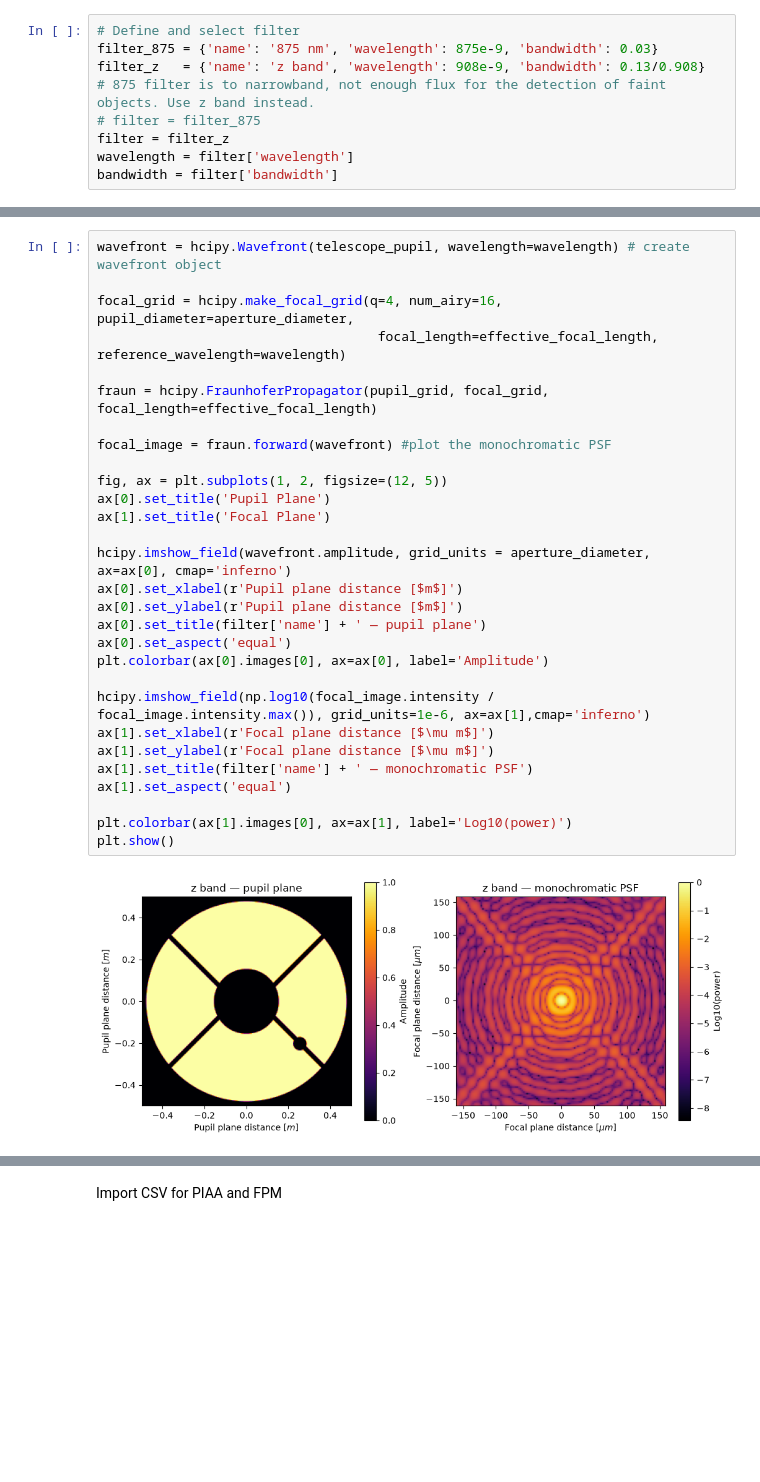
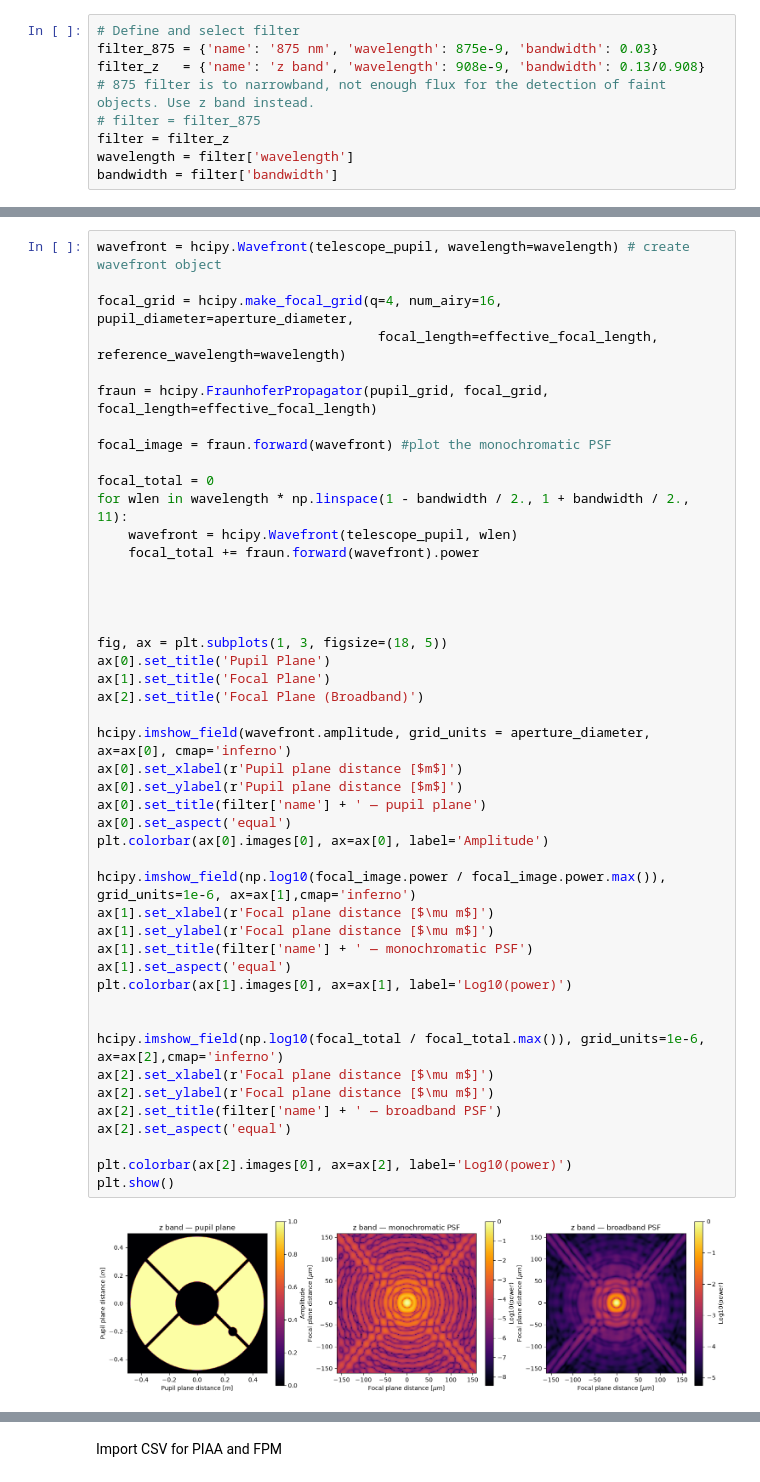
Before and after one commit to armandbl/PIAACMC, a Jupyter notebook: PIAACMC.ipynb, the cells around one changed output, grey strips where cells are left out. Cells and saved outputs as stored; diff of their text form; blank space fills up the shorter version.

```diff
--- a/PIAACMC.ipynb
+++ b/PIAACMC.ipynb
@@ -50,31 +51,48 @@ Propagate a Monochomatic (at central wavelength of the filter) wavefront towards
 # %%
 wavefront = hcipy.Wavefront(telescope_pupil, wavelength=wavelength) # create wavefront object
 
 focal_grid = hcipy.make_focal_grid(q=4, num_airy=16, pupil_diameter=aperture_diameter,
                                     focal_length=effective_focal_length, reference_wavelength=wavelength)
 
 fraun = hcipy.FraunhoferPropagator(pupil_grid, focal_grid, focal_length=effective_focal_length)
 
 focal_image = fraun.forward(wavefront) #plot the monochromatic PSF
 
-fig, ax = plt.subplots(1, 2, figsize=(12, 5))
+focal_total = 0
+for wlen in wavelength * np.linspace(1 - bandwidth / 2., 1 + bandwidth / 2., 11):
+    wavefront = hcipy.Wavefront(telescope_pupil, wlen)
+    focal_total += fraun.forward(wavefront).power
+
+
+
+
+fig, ax = plt.subplots(1, 3, figsize=(18, 5))
 ax[0].set_title('Pupil Plane')
 ax[1].set_title('Focal Plane')
+ax[2].set_title('Focal Plane (Broadband)')
 
 hcipy.imshow_field(wavefront.amplitude, grid_units = aperture_diameter, ax=ax[0], cmap='inferno')
 ax[0].set_xlabel(r'Pupil plane distance [$m$]')
 ax[0].set_ylabel(r'Pupil plane distance [$m$]')
 ax[0].set_title(filter['name'] + ' — pupil plane')
 ax[0].set_aspect('equal')
 plt.colorbar(ax[0].images[0], ax=ax[0], label='Amplitude')
 
-hcipy.imshow_field(np.log10(focal_image.intensity / focal_image.intensity.max()), grid_units=1e-6, ax=ax[1],cmap='inferno')
+hcipy.imshow_field(np.log10(focal_image.power / focal_image.power.max()), grid_units=1e-6, ax=ax[1],cmap='inferno')
 ax[1].set_xlabel(r'Focal plane distance [$\mu m$]')
 ax[1].set_ylabel(r'Focal plane distance [$\mu m$]')
 ax[1].set_title(filter['name'] + ' — monochromatic PSF')
 ax[1].set_aspect('equal')
+plt.colorbar(ax[1].images[0], ax=ax[1], label='Log10(power)')
 
-plt.colorbar(ax[1].images[0], ax=ax[1], label='Log10(power)')
+
+hcipy.imshow_field(np.log10(focal_total / focal_total.max()), grid_units=1e-6, ax=ax[2],cmap='inferno')
+ax[2].set_xlabel(r'Focal plane distance [$\mu m$]')
+ax[2].set_ylabel(r'Focal plane distance [$\mu m$]')
+ax[2].set_title(filter['name'] + ' — broadband PSF')
+ax[2].set_aspect('equal')
+
+plt.colorbar(ax[2].images[0], ax=ax[2], label='Log10(power)')
 plt.show()
 # %% [output]
-[figure, old version]
+[figure, new version]
```
Also changed, not shown: parts of 6 cells of this notebook, 1 other file.
